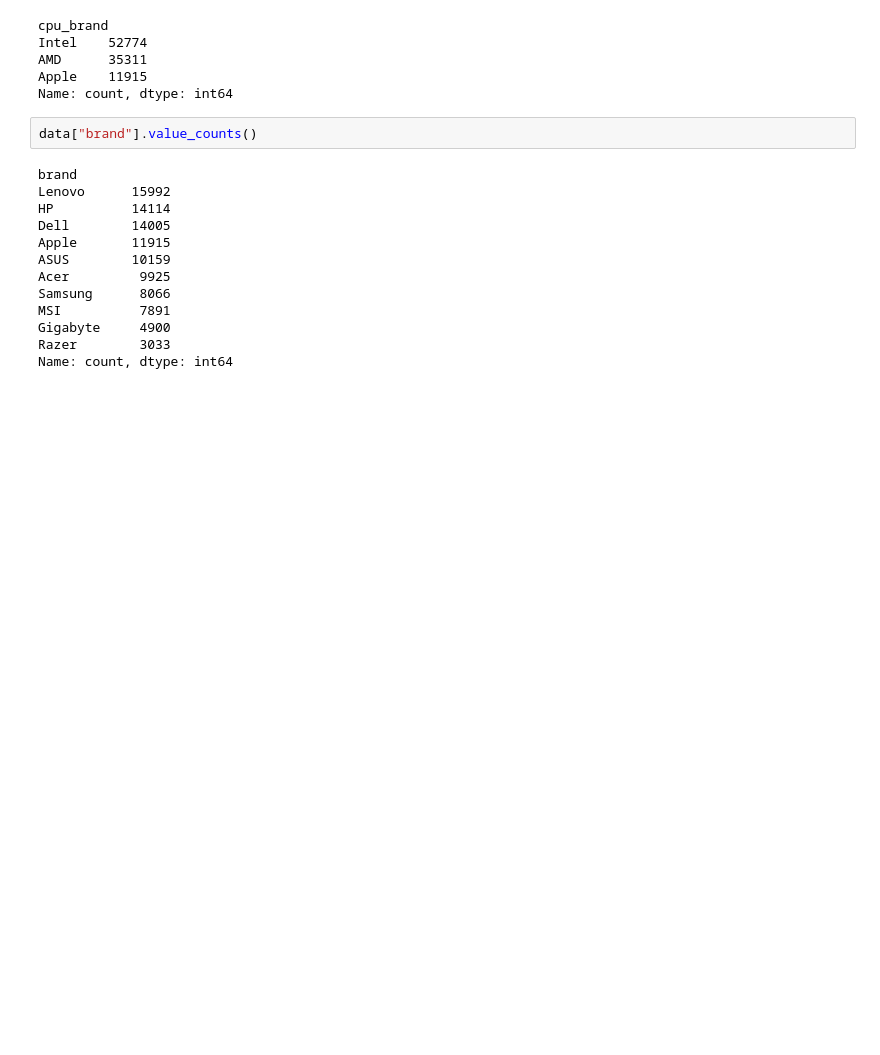
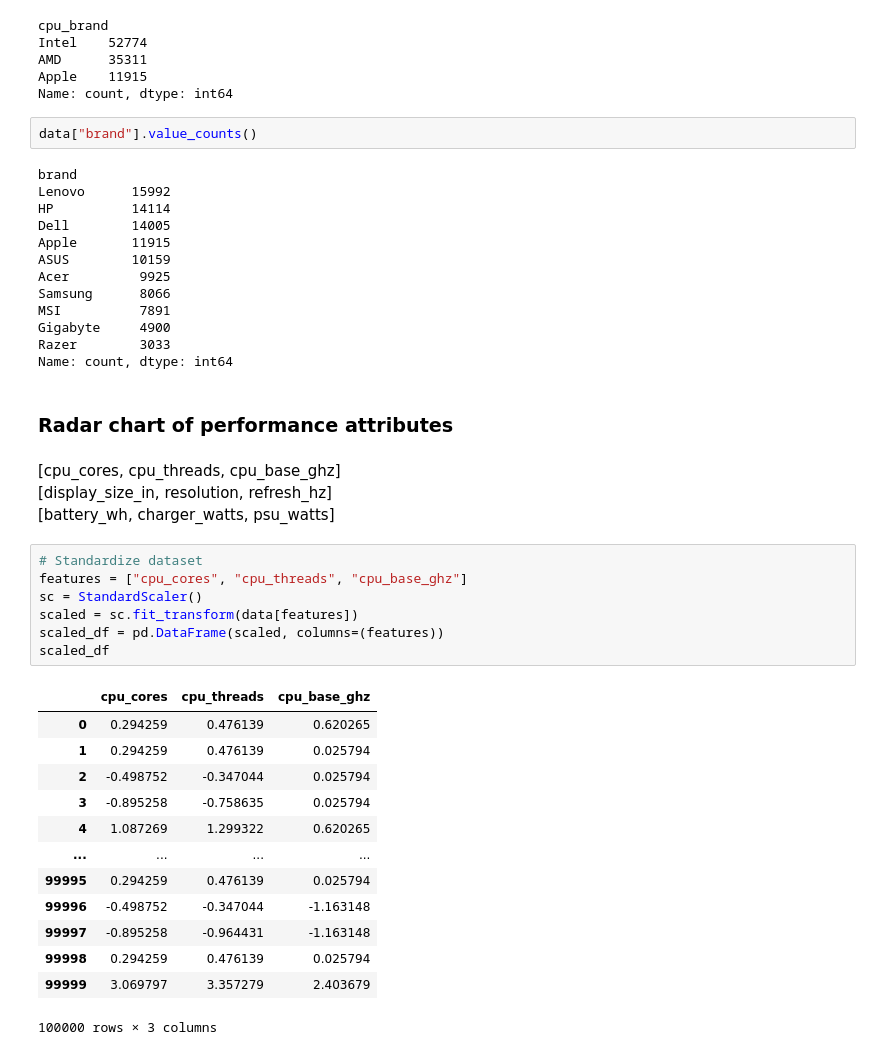
Before and after one commit to xeflore1/CSE478-Course-Project, a Jupyter notebook: dataset_eda.ipynb, the cells around one changed output. Cells and saved outputs as stored; diff of their text form; blank space fills up the shorter version.

```diff
--- a/dataset_eda.ipynb
+++ b/dataset_eda.ipynb
@@ -99,3 +107,30 @@ MSI          7891
 Gigabyte     4900
 Razer        3033
 Name: count, dtype: int64
+# %% [markdown]
+### Radar chart of performance attributes
+# %% [markdown]
+[cpu_cores, cpu_threads, cpu_base_ghz] <br>
+[display_size_in, resolution, refresh_hz] <br>
+[battery_wh, charger_watts, psu_watts]
+# %%
+# Standardize dataset
+features = ["cpu_cores", "cpu_threads", "cpu_base_ghz"]
+sc = StandardScaler()
+scaled = sc.fit_transform(data[features])
+scaled_df = pd.DataFrame(scaled, columns=(features))
+scaled_df
+# %% [output]
+|  | cpu_cores | cpu_threads | cpu_base_ghz |
+| 0 | 0.294259 | 0.476139 | 0.620265 |
+| 1 | 0.294259 | 0.476139 | 0.025794 |
+| 2 | -0.498752 | -0.347044 | 0.025794 |
+| 3 | -0.895258 | -0.758635 | 0.025794 |
+| 4 | 1.087269 | 1.299322 | 0.620265 |
+| ... | ... | ... | ... |
+| 99995 | 0.294259 | 0.476139 | 0.025794 |
+| 99996 | -0.498752 | -0.347044 | -1.163148 |
+| 99997 | -0.895258 | -0.964431 | -1.163148 |
+| 99998 | 0.294259 | 0.476139 | 0.025794 |
+| 99999 | 3.069797 | 3.357279 | 2.403679 |
+100000 rows × 3 columns
```
Also changed, not shown: parts of 7 cells of this notebook.
